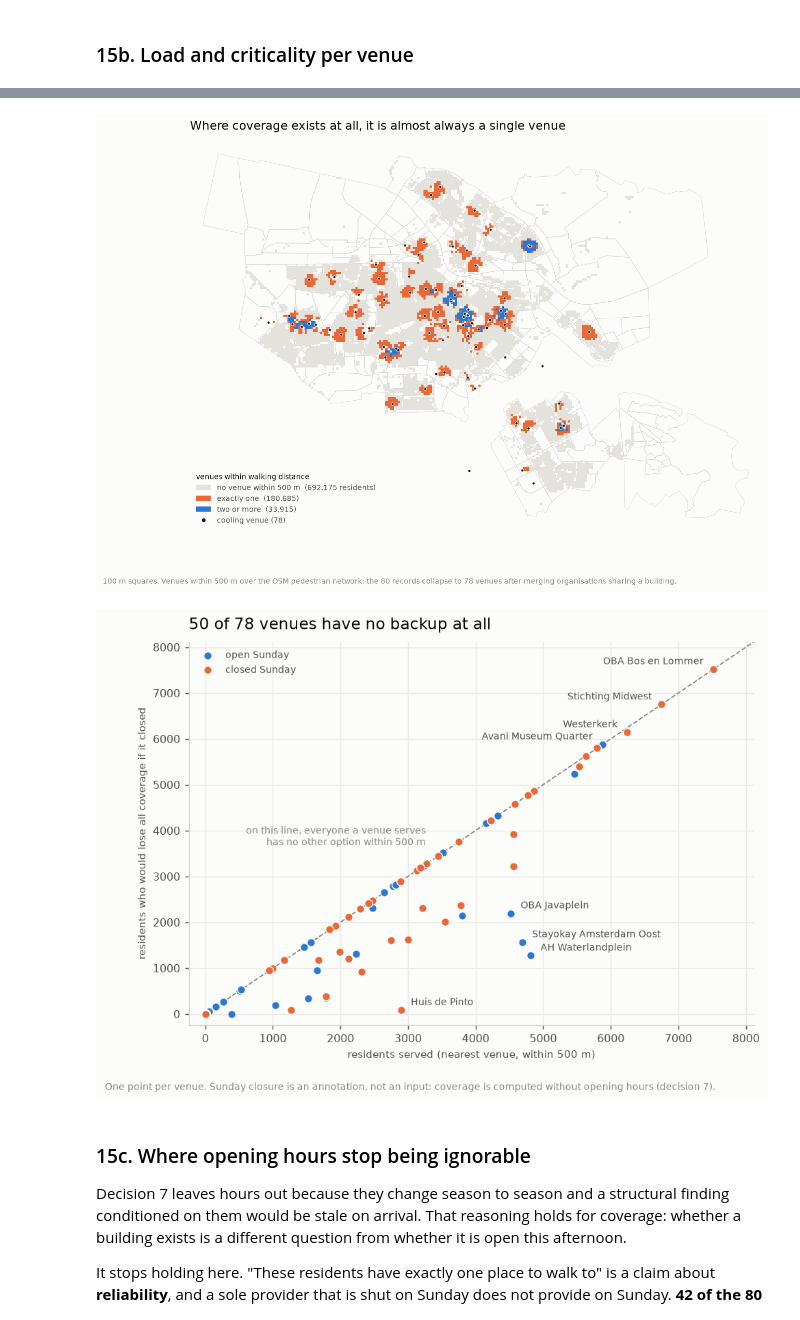
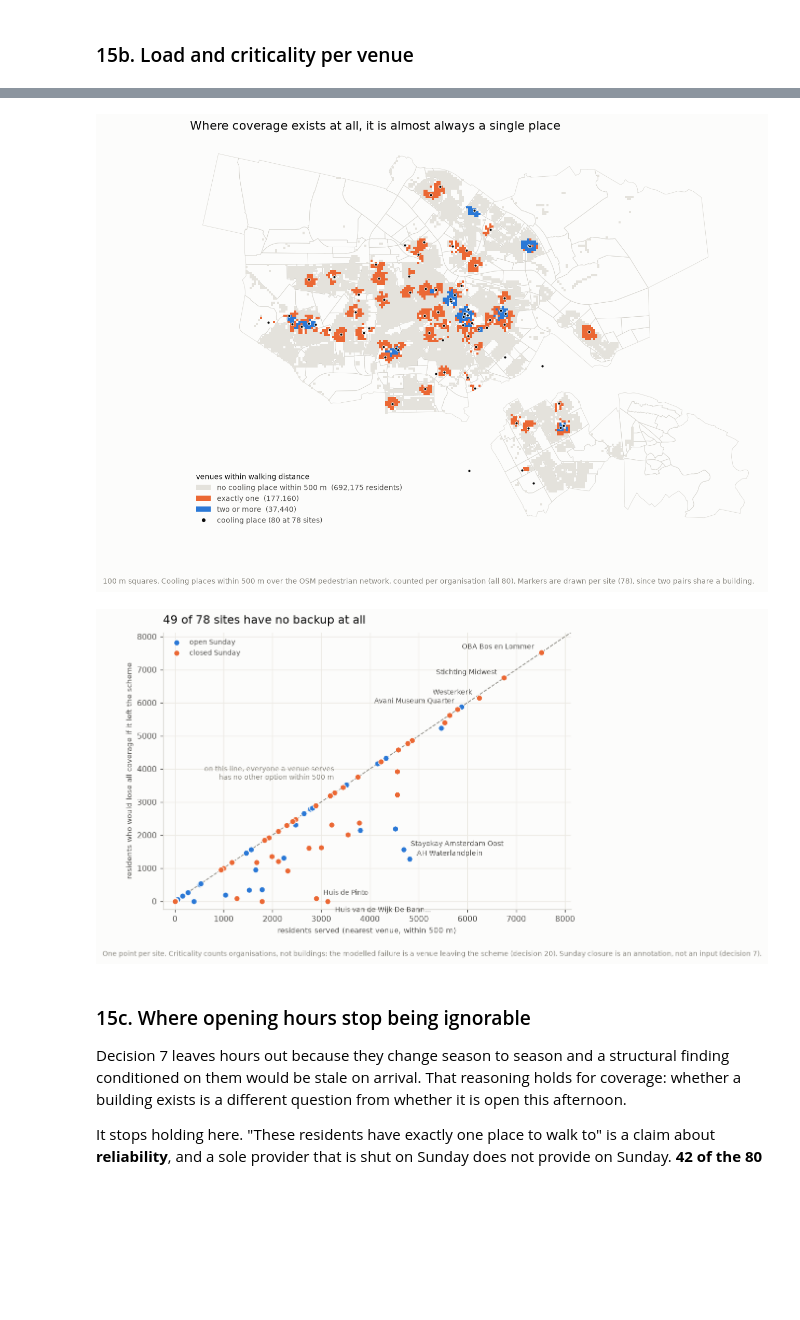
Before and after one commit to NojusStankevicius/koeltekaart-analysis, a Jupyter notebook: koeltekaart.ipynb, the cells around one changed output, grey strips where cells are left out. Saved outputs shown, nothing was run; the diff lists cells and outputs as text; code cells hidden in the pictures; blank space fills up the shorter version.

```diff
--- a/koeltekaart.ipynb
+++ b/koeltekaart.ipynb
@@ -2303,7 +2343,7 @@ the busiest 10 venues carry 27% of all served residents
 # %%
 # Redundancy is a three-state fact per square, so three flat classes rather than a ramp - a
 # sequential scale would imply "2 venues" is twice as good as "1", which is not the claim.
-near["redundancy"] = np.where(~near["served"], 0, np.where(near["n_within"] == 1, 1, 2))
+near["redundancy"] = np.where(~near["served"], 0, np.where(near["n_org_within"] == 1, 1, 2))
 sq = grid.merge(near[["crs28992res100m", "redundancy"]], on="crs28992res100m", how="inner")
 
 GREY = "#e4e2dc"
@@ -2323,30 +2363,30 @@ venue_pts = facilities.iloc[pd.Series(range(len(facilities))).groupby(ven_of).fi
 venue_pts.plot(ax=ax, color=INK, markersize=9, edgecolor=SURFACE, linewidth=0.6, zorder=3)
 
 pops = [near.loc[near["redundancy"] == k, POP].sum() for k in (0, 1, 2)]
-labels = [f"no venue within {THRESHOLD} m  ({pops[0]:,.0f} residents)",
+labels = [f"no cooling place within {THRESHOLD} m  ({pops[0]:,.0f} residents)",
           f"exactly one  ({pops[1]:,.0f})",
           f"two or more  ({pops[2]:,.0f})"]
 handles = [plt.Rectangle((0, 0), 1, 1, facecolor=col) for col in CLASSES] + [
     Line2D([], [], marker="o", linestyle="none", color="none", markerfacecolor=INK,
-           markeredgecolor=SURFACE, markersize=5, label=f"cooling venue ({n_ven})")]
+           markeredgecolor=SURFACE, markersize=5,
+           label=f"cooling place ({len(facilities)} at {n_ven} sites)")]
 ax.legend(handles, labels + [handles[-1].get_label()], loc="lower left", frameon=False,
           fontsize=8, labelcolor=INK_2, title="venues within walking distance",
           title_fontsize=8, alignment="left", borderaxespad=0.4, labelspacing=0.45)
 
 ax.set_xlim(minx - pad, maxx + pad)
 ax.set_ylim(miny - pad, maxy + pad)
-ax.set_title("Where coverage exists at all, it is almost always a single venue",
+ax.set_title("Where coverage exists at all, it is almost always a single place",
              fontsize=13, color=INK, loc="left", pad=12)
 ax.set_axis_off()
 ax.set_aspect("equal")
-fig.text(0.01, 0.005, f"100 m squares. Venues within {THRESHOLD} m over the OSM pedestrian "
-         "network; the 80 records collapse to "
-         f"{n_ven} venues after merging organisations sharing a building.",
-         fontsize=7.5, color=INK_3)
+fig.text(0.01, 0.005, f"100 m squares. Cooling places within {THRESHOLD} m over the OSM "
+         f"pedestrian network, counted per organisation (all {len(facilities)}). Markers are drawn "
+         f"per site ({n_ven}), since two pairs share a building.", fontsize=7.5, color=INK_3)
 fig.savefig(FIGS / "supply_redundancy.png")
 plt.show()
 # %% [output]
-[figure, old version]
+[figure, new version]
 # %%
 # Serving many people and being irreplaceable are different things, and a ranked bar of either
 # one hides the other. Plotted against each other, the distance from the diagonal IS the backup:
@@ -2363,40 +2403,52 @@ for openness, colour, lbl in [(True, BLUE, "open Sunday"), (False, ORANGE, "clos
     s = supply[supply["open_sunday"] == openness]
     ax.scatter(s["serves"], s["sole_provider_for"], s=42, color=colour,
                edgecolor=SURFACE, linewidth=0.8, zorder=3, label=lbl)
 
 # Label both extremes: the largest single points of failure ON the line, and the venues
 # furthest BELOW it. Labelling only the top of one axis would hide the comparison the chart
 # exists to make. Points in the right third get their label to the left of the marker so it
 # does not run off the axis.
 short = lambda n: (n.split(" + ")[0][:24] + ("..." if len(n.split(" + ")[0]) > 24 else ""))
 tag = dict.fromkeys(list(supply.nlargest(4, "sole_provider_for").index)
                     + list(supply.nlargest(4, "backed_up").index))
-for name in tag:
+# Stagger any label whose point sits close to one already placed - the corrected criticality
+# drops the co-located sites onto y=0, where they collide with their neighbours.
+placed = []
+for name in sorted(tag, key=lambda n: supply.loc[n, "serves"]):
     r = supply.loc[name]
     right = r["serves"] > lim * 0.6
+    # Only the y=0 cluster needs staggering, and only downwards. Applying it higher up pushes a
+    # label onto its neighbour's marker instead of clearing it.
+    dy = 4
+    if r["sole_provider_for"] < lim * 0.1 and any(
+            abs(r["serves"] - px) < lim * 0.12 and abs(r["sole_provider_for"] - py) < lim * 0.06
+            for px, py in placed):
+        dy = -12
+    placed.append((r["serves"], r["sole_provider_for"]))
     ax.annotate(short(name), (r["serves"], r["sole_provider_for"]),
-                xytext=(-8 if right else 8, 4), textcoords="offset points",
+                xytext=(-8 if right else 8, dy), textcoords="offset points",
                 ha="right" if right else "left",
                 fontsize=7.5, color=INK_2, zorder=4)
 
 ax.set_xlim(-lim * 0.03, lim)
 ax.set_ylim(-lim * 0.03, lim)
 
 ax.set_xlabel(f"residents served (nearest venue, within {THRESHOLD} m)", fontsize=8.5)
-ax.set_ylabel("residents who would lose all coverage if it closed", fontsize=8.5)
-ax.set_title(f"{int((supply['backed_up'] == 0).sum())} of {n_ven} venues have no backup at all",
+ax.set_ylabel("residents who would lose all coverage if it left the scheme", fontsize=8.5)
+ax.set_title(f"{int((supply['backed_up'] == 0).sum())} of {n_ven} sites have no backup at all",
              fontsize=12.5, color=INK, loc="left", pad=10)
 ax.grid(color="#eceae4", linewidth=0.8)
 ax.set_axisbelow(True)
 for spine in ("top", "right"):
     ax.spines[spine].set_visible(False)
 ax.legend(frameon=False, fontsize=8, labelcolor=INK_2, loc="upper left")
-fig.text(0.01, -0.02, "One point per venue. Sunday closure is an annotation, not an input: "
-         "coverage is computed without opening hours (decision 7).", fontsize=7.5, color=INK_3)
+fig.text(0.01, -0.02, "One point per site. Criticality counts organisations, not buildings: "
+         "the modelled failure is a venue leaving the scheme (decision 20). Sunday closure is an "
+         "annotation, not an input (decision 7).", fontsize=7.5, color=INK_3)
 fig.savefig(FIGS / "supply_criticality.png")
 plt.show()
 # %% [output]
-[figure, old version]
+[figure, new version]
 # %% [markdown]
 ### 15c. Where opening hours stop being ignorable
 
```
Also changed, not shown: parts of 3 cells of this notebook, 9 other files.
